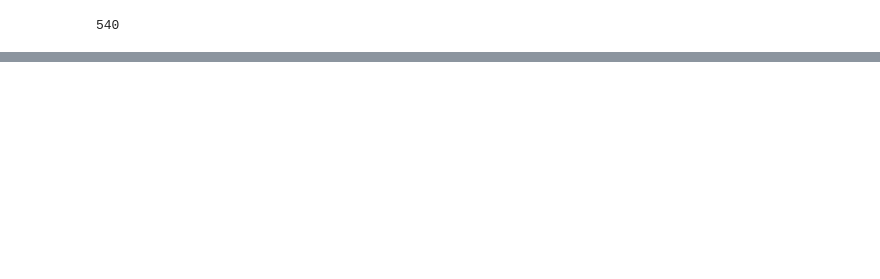
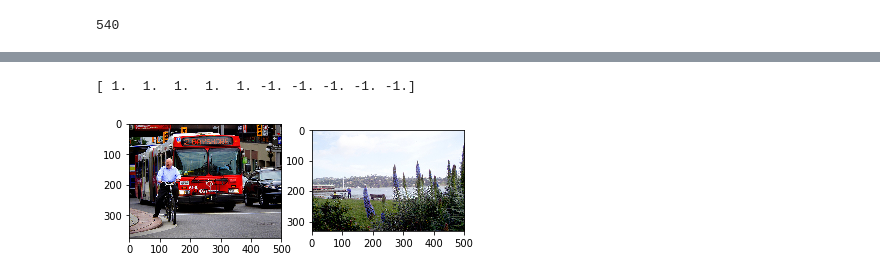
Before and after one commit to xuefeicao/data_programming, a Jupyter notebook: images/snorkel_learning_threshold.ipynb, the cells around one changed output, grey strips where cells are left out. Cells and saved outputs as stored; diff of their text form; code cells hidden in the pictures; blank space fills up the shorter version.

```diff
--- a/images/snorkel_learning_threshold.ipynb
+++ b/images/snorkel_learning_threshold.ipynb
@@ -216,0 +313,20 @@ print(a)
+# %%
+# our method
+iters = 5
+for i in range(sim_n):
+    alpha = tmp[:,i]
+    init = np.zeros((2,1))
+    init[:,0] = [alpha[0],alpha[0]*5]
+    for j in range(iters):
+        ans, weights, _ = f(alpha, L_fns=L_fns, ind=ind, epochs=200)
+        f_new = partial(f, L_fns=L_fns, ind=ind, epochs=0, weights=weights)
+        print(ans[0:2], alpha)
+        if i == 0 and j == 0:
+            one_d = [f_new(alpha=[x]) for x in range(1000)]
+        alpha = minimize(f_new, alpha, method='Nelder-Mead', options={'initial_simplex':init}).x
+        print(f_new(alpha=alpha), f_new(alpha=[100]))
+    print(i,j)
+    acc[i][0], f1[i][0] = ans[0:2]
+    labels = ans[2]
+    acc[i][1], f1[i][1] = metric(labels)
+print(np.mean([x[1] for x in acc]), np.mean([x[1] for x in f1]))
@@ -216,0 +445,19 @@ print(a)
+# %%
+images = []
+y= Y[265:275]
+for i in range(265,275):
+    j = chosen_data[i]
+    img = io.imread(loader.data[int(loader.train_vg_idx[j])]['url'])
+    images.append(img)
+# %%
+
+import matplotlib.pyplot as plt
+#plt.imshow(images[1])
+print(y)
+f, axarr = plt.subplots(1,2)
+axarr[0].imshow(images[1])
+axarr[1].imshow(images[-2])
+plt.savefig('examples.pdf')
+# %% [output]
+[ 1.  1.  1.  1.  1. -1. -1. -1. -1. -1.]
+[figure, added]
```
Also changed, not shown: parts of 14 cells of this notebook, 6 other files.
